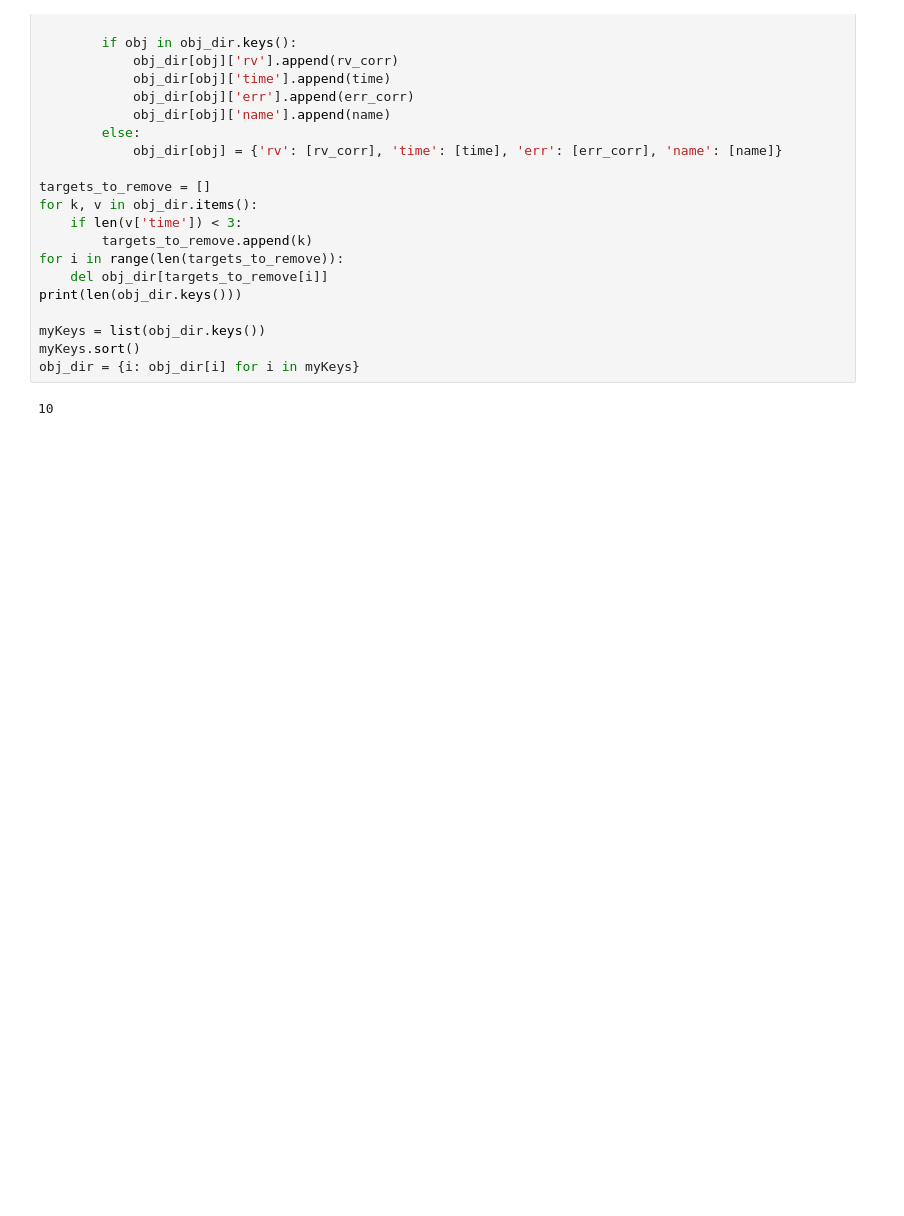
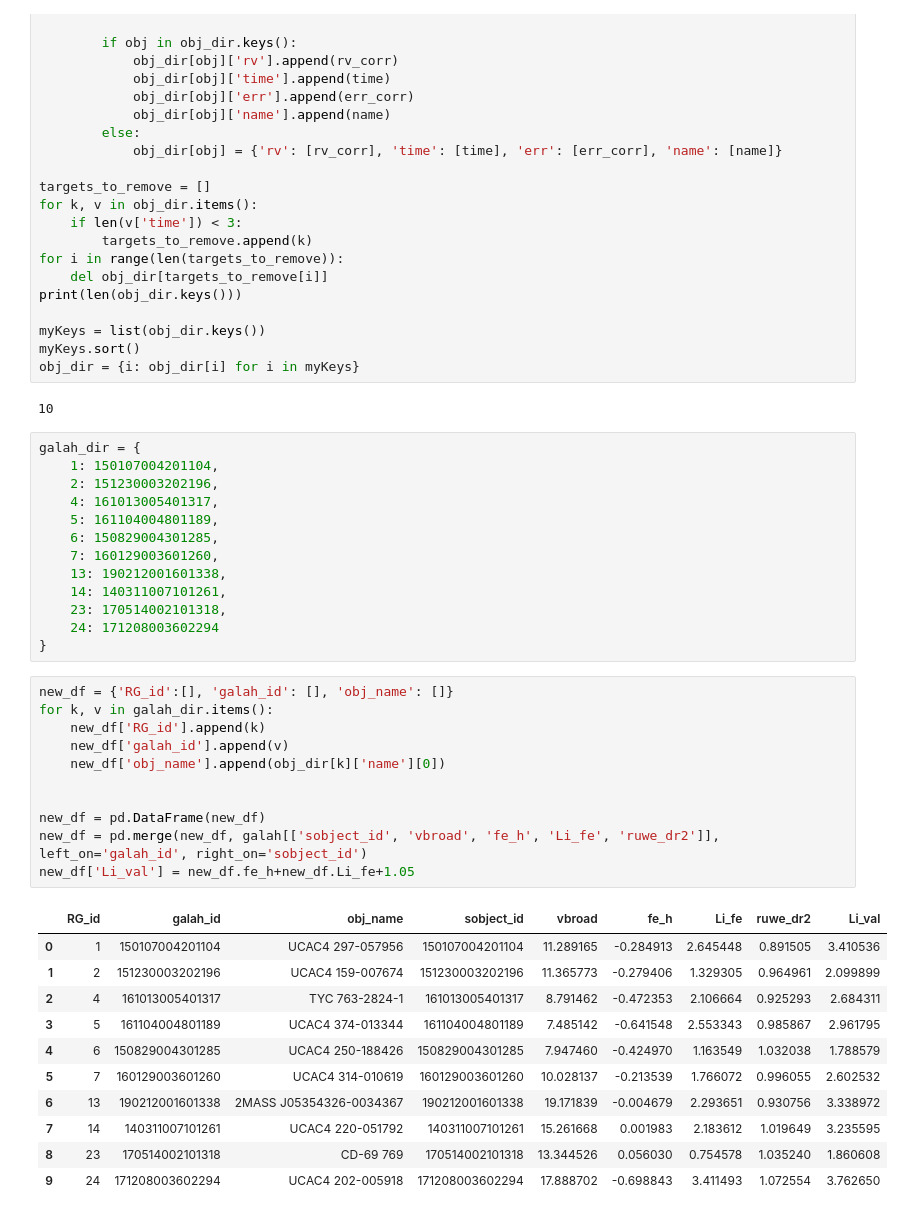
Before and after one commit to MaryumSayeed/ESPRESSO, a Jupyter notebook: scripts/read_fits.ipynb, the cells around one changed output. Drawn from its saved outputs; the diff is of its cells as text; blank space fills up the shorter version.

```diff
--- a/scripts/read_fits.ipynb
+++ b/scripts/read_fits.ipynb
@@ -87,3 +148,39 @@ myKeys.sort()
 obj_dir = {i: obj_dir[i] for i in myKeys}
 # %% [output]
 10
+# %%
+galah_dir = {
+    1: 150107004201104,
+    2: 151230003202196,
+    4: 161013005401317,
+    5: 161104004801189,
+    6: 150829004301285,
+    7: 160129003601260,
+    13: 190212001601338,
+    14: 140311007101261,
+    23: 170514002101318,
+    24: 171208003602294
+}
+# %%
+new_df = {'RG_id':[], 'galah_id': [], 'obj_name': []}
+for k, v in galah_dir.items():
+    new_df['RG_id'].append(k)
+    new_df['galah_id'].append(v)
+    new_df['obj_name'].append(obj_dir[k]['name'][0])
+
+
+new_df = pd.DataFrame(new_df)
+new_df = pd.merge(new_df, galah[['sobject_id', 'vbroad', 'fe_h', 'Li_fe', 'ruwe_dr2']], left_on='galah_id', right_on='sobject_id')
+new_df['Li_val'] = new_df.fe_h+new_df.Li_fe+1.05
+# %% [output]
+|  | RG_id | galah_id | obj_name | sobject_id | vbroad | fe_h | Li_fe | ruwe_dr2 | Li_val |
+| 0 | 1 | 150107004201104 | UCAC4 297-057956 | 150107004201104 | 11.289165 | -0.284913 | 2.645448 | 0.891505 | 3.410536 |
+| 1 | 2 | 151230003202196 | UCAC4 159-007674 | 151230003202196 | 11.365773 | -0.279406 | 1.329305 | 0.964961 | 2.099899 |
+| 2 | 4 | 161013005401317 | TYC 763-2824-1 | 161013005401317 | 8.791462 | -0.472353 | 2.106664 | 0.925293 | 2.684311 |
+| 3 | 5 | 161104004801189 | UCAC4 374-013344 | 161104004801189 | 7.485142 | -0.641548 | 2.553343 | 0.985867 | 2.961795 |
+| 4 | 6 | 150829004301285 | UCAC4 250-188426 | 150829004301285 | 7.947460 | -0.424970 | 1.163549 | 1.032038 | 1.788579 |
+| 5 | 7 | 160129003601260 | UCAC4 314-010619 | 160129003601260 | 10.028137 | -0.213539 | 1.766072 | 0.996055 | 2.602532 |
+| 6 | 13 | 190212001601338 | 2MASS J05354326-0034367 | 190212001601338 | 19.171839 | -0.004679 | 2.293651 | 0.930756 | 3.338972 |
+| 7 | 14 | 140311007101261 | UCAC4 220-051792 | 140311007101261 | 15.261668 | 0.001983 | 2.183612 | 1.019649 | 3.235595 |
+| 8 | 23 | 170514002101318 | CD-69 769 | 170514002101318 | 13.344526 | 0.056030 | 0.754578 | 1.035240 | 1.860608 |
+| 9 | 24 | 171208003602294 | UCAC4 202-005918 | 171208003602294 | 17.888702 | -0.698843 | 3.411493 | 1.072554 | 3.762650 |
```
Also changed, not shown: parts of 26 cells of this notebook.
